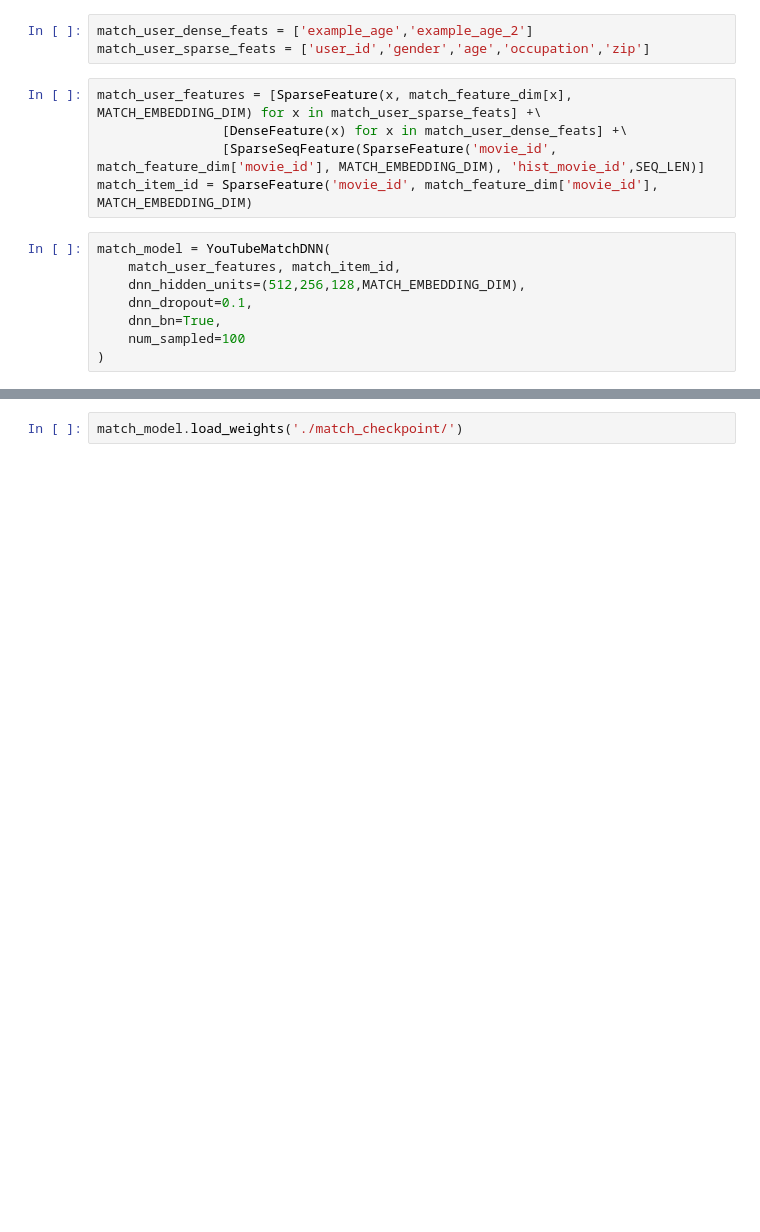
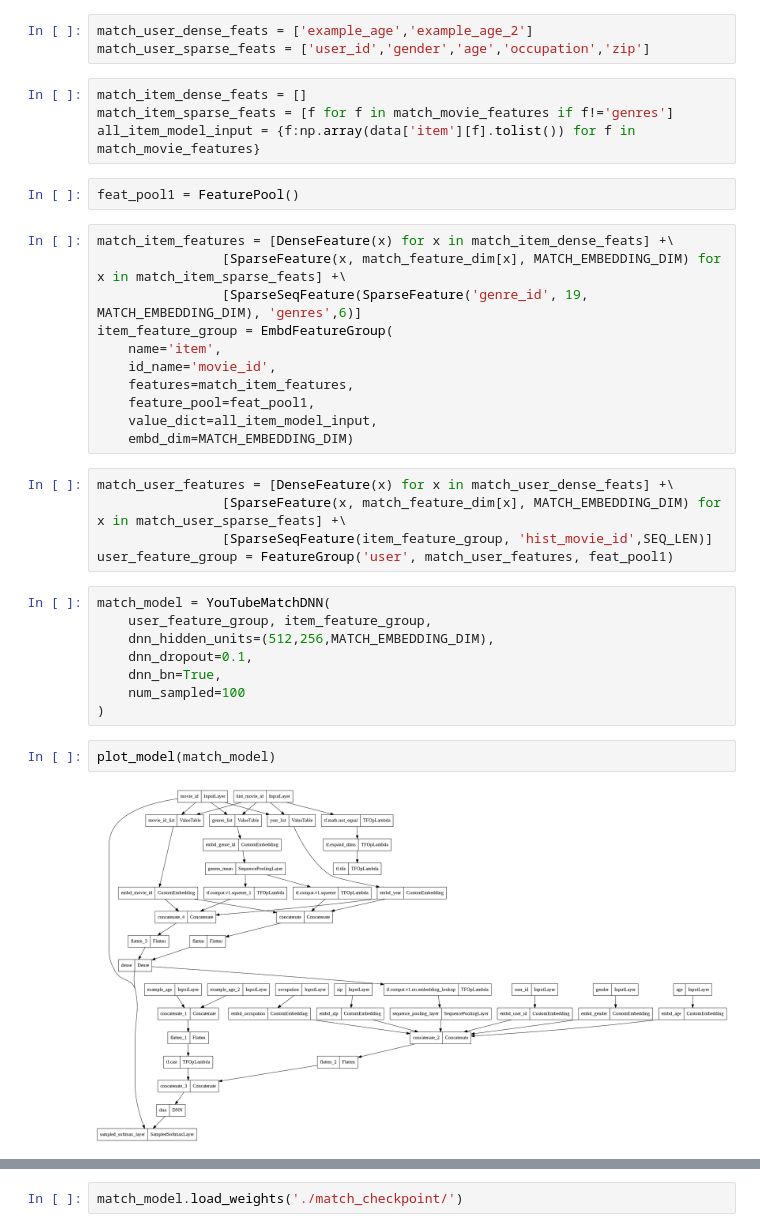
Before and after one commit to Wp-Zhang/HandyRec, a Jupyter notebook: examples/DeepFM.ipynb, the cells around one changed output, grey strips where cells are left out. Cells and saved outputs as stored; diff of their text form; blank space fills up the shorter version.

```diff
--- a/examples/DeepFM.ipynb
+++ b/examples/DeepFM.ipynb
@@ -104,19 +103,40 @@ match_test['example_age_2'] = match_test['example_age']**2
 # %%
 match_user_dense_feats = ['example_age','example_age_2']
 match_user_sparse_feats = ['user_id','gender','age','occupation','zip']
+# %%
+match_item_dense_feats = []
+match_item_sparse_feats = [f for f in match_movie_features if f!='genres']
+all_item_model_input = {f:np.array(data['item'][f].tolist()) for f in match_movie_features}
+# %%
+feat_pool1 = FeaturePool()
+# %%
+match_item_features = [DenseFeature(x) for x in match_item_dense_feats] +\
+                [SparseFeature(x, match_feature_dim[x], MATCH_EMBEDDING_DIM) for x in match_item_sparse_feats] +\
+                [SparseSeqFeature(SparseFeature('genre_id', 19, MATCH_EMBEDDING_DIM), 'genres',6)]
+item_feature_group = EmbdFeatureGroup(
+    name='item',
+    id_name='movie_id',
+    features=match_item_features,
+    feature_pool=feat_pool1,
+    value_dict=all_item_model_input,
+    embd_dim=MATCH_EMBEDDING_DIM)
 # %%
-match_user_features = [SparseFeature(x, match_feature_dim[x], MATCH_EMBEDDING_DIM) for x in match_user_sparse_feats] +\
-                [DenseFeature(x) for x in match_user_dense_feats] +\
-                [SparseSeqFeature(SparseFeature('movie_id', match_feature_dim['movie_id'], MATCH_EMBEDDING_DIM), 'hist_movie_id',SEQ_LEN)]
-match_item_id = SparseFeature('movie_id', match_feature_dim['movie_id'], MATCH_EMBEDDING_DIM)
+match_user_features = [DenseFeature(x) for x in match_user_dense_feats] +\
+                [SparseFeature(x, match_feature_dim[x], MATCH_EMBEDDING_DIM) for x in match_user_sparse_feats] +\
+                [SparseSeqFeature(item_feature_group, 'hist_movie_id',SEQ_LEN)]
+user_feature_group = FeatureGroup('user', match_user_features, feat_pool1)
 # %%
 match_model = YouTubeMatchDNN(
-    match_user_features, match_item_id,
-    dnn_hidden_units=(512,256,128,MATCH_EMBEDDING_DIM),
+    user_feature_group, item_feature_group,
+    dnn_hidden_units=(512,256,MATCH_EMBEDDING_DIM),
     dnn_dropout=0.1,
     dnn_bn=True,
     num_sampled=100
 )
+# %%
+plot_model(match_model)
+# %% [output]
+[figure, added]
 # %%
 match_model.compile(optimizer=tf.keras.optimizers.Adam(lr=5e-4), loss=sampledsoftmaxloss)
 early_stop = tf.keras.callbacks.EarlyStopping(monitor='val_loss', patience=20)
```
Also changed, not shown: parts of 23 cells of this notebook, 1 other file.
